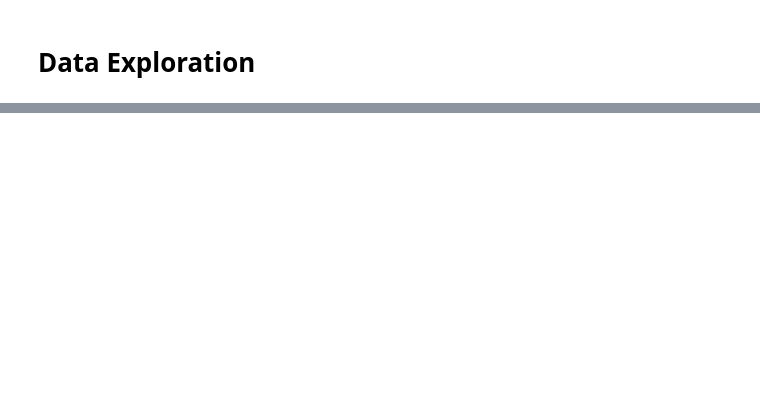
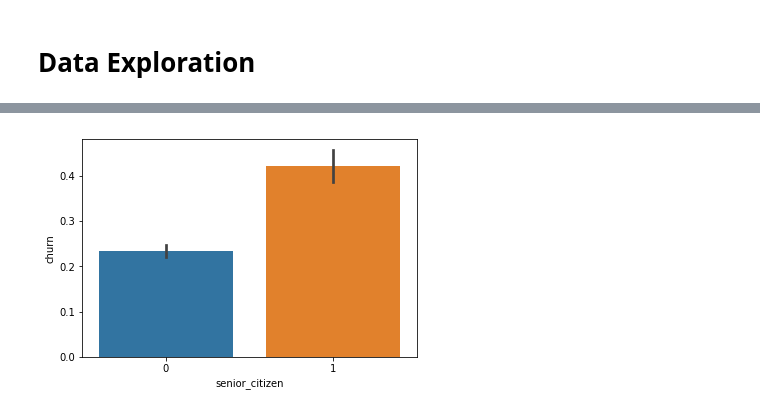
Before and after one commit to classification-project-steven-nicole/classification_project, a Jupyter notebook: classification_project-nicole.ipynb, the cells around one changed output, grey strips where cells are left out. Cells and saved outputs as stored; diff of their text form; code cells hidden in the pictures; blank space fills up the shorter version.

```diff
--- a/classification_project-nicole.ipynb
+++ b/classification_project-nicole.ipynb
@@ -99,0 +243,5 @@ X_train
+# %%
+# barplot
+ax = sns.barplot(x="senior_citizen", y="churn", data=train)
+# %% [output]
+[figure, added]
```
Also changed, not shown: parts of 41 cells of this notebook.
